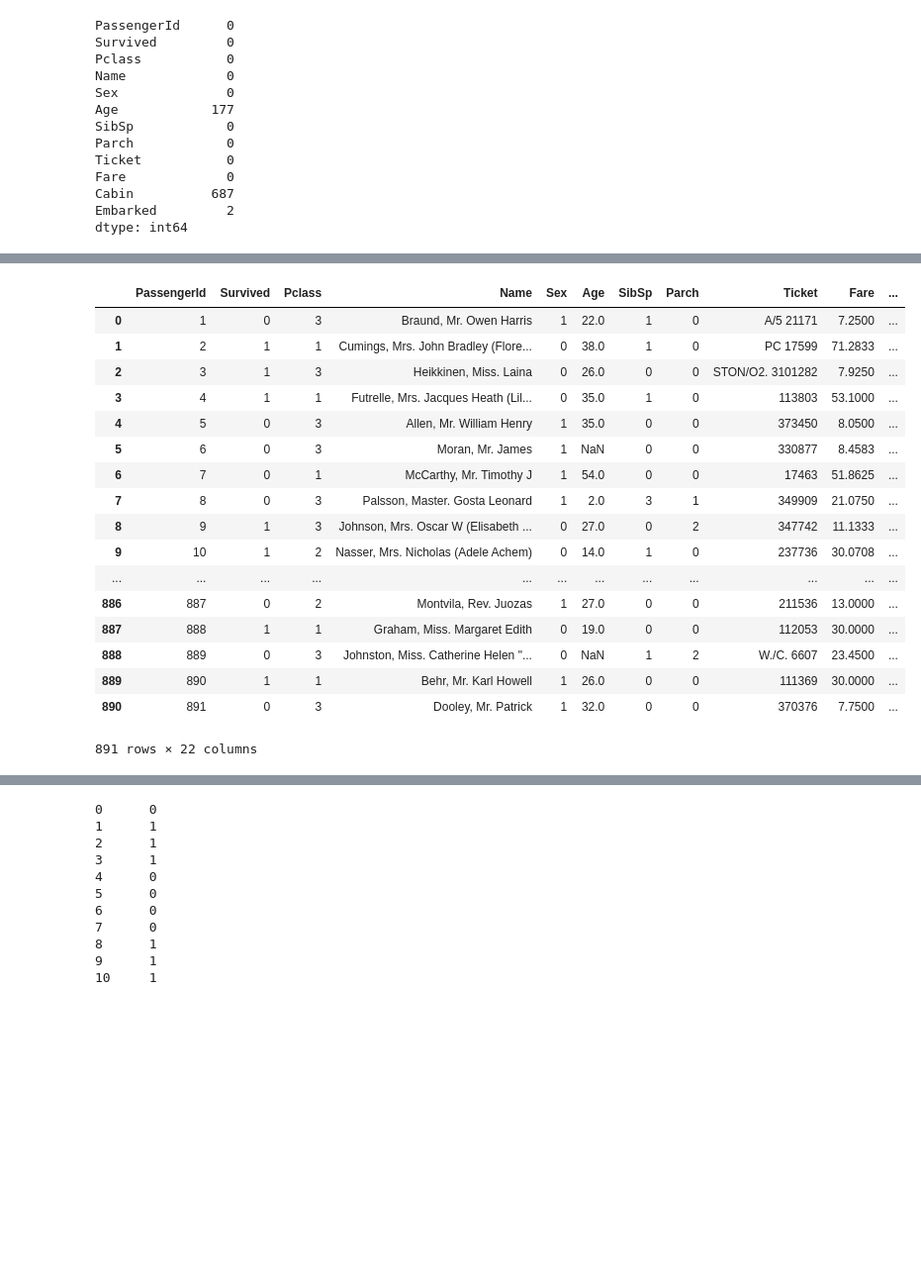
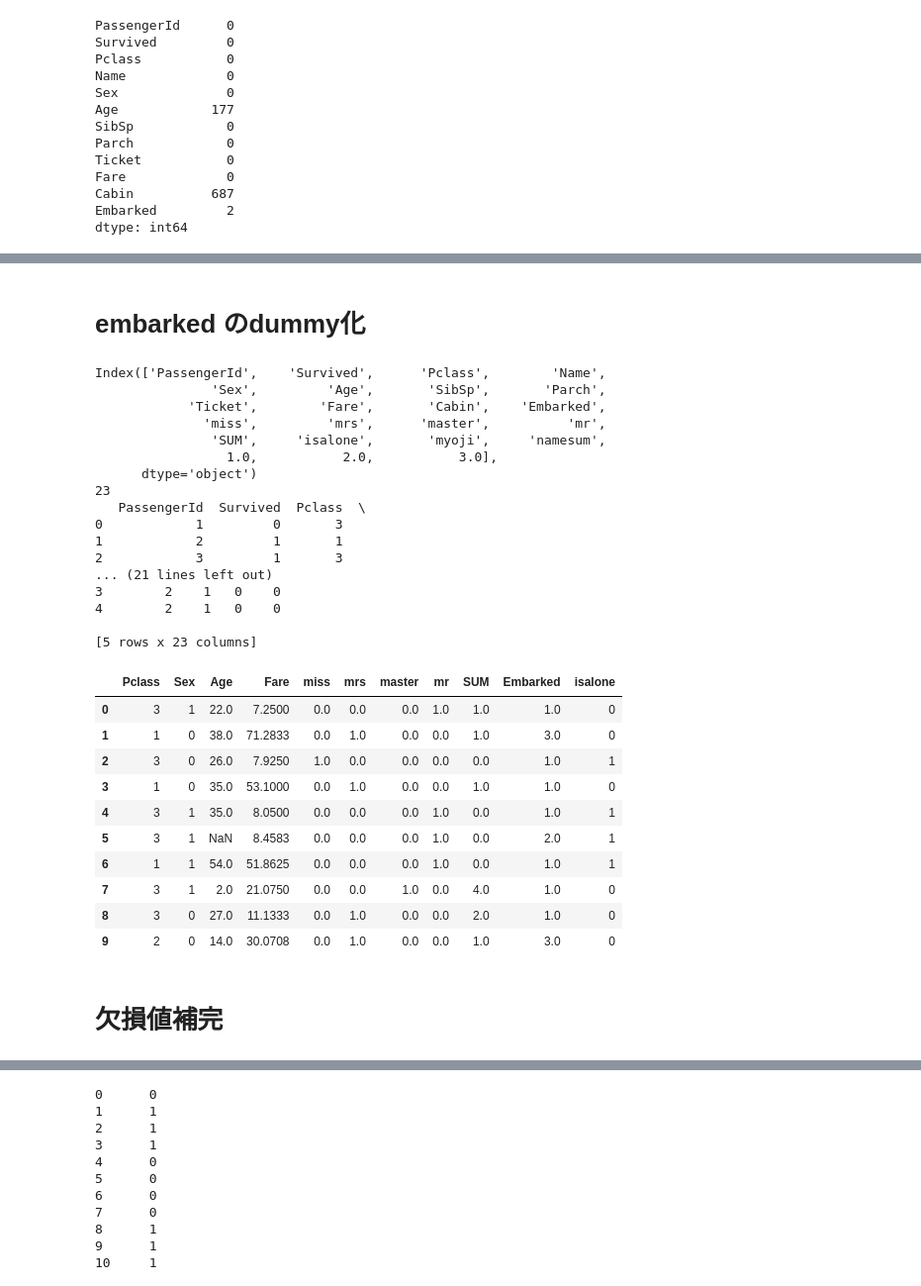
Before and after one commit to masakicktashiro/titanic, a Jupyter notebook: titanic.ipynb, the cells around one changed output, grey strips where cells are left out. Shown: that part at 99% size. Cells and saved outputs as stored; diff of their text form; code cells hidden in the pictures; blank space fills up the shorter version.

```diff
--- a/titanic.ipynb
+++ b/titanic.ipynb
@@ -72,5 +294,6 @@ def sum_maker(x,y):
     return sums
 # %%
 sums=sum_maker(df["SibSp"].values,df["Parch"].values)
-sums=pd.DataFrame(sums.values,index=range(891),columns=["SUM"])
+sums=pd.DataFrame(sums.values,index=range(df.shape[0]),columns=["SUM"])
 df=pd.merge(df,sums,right_index=True,left_index=True)
+df.head()
@@ -76,0 +309,3 @@ df=pd.merge(df,sums,right_index=True,left_index=True)
+# %%
+df["isalone"] = df["SUM"].apply(lambda x: 1 if x == 0 else 0)
+df.head()
@@ -94,27 +338,50 @@ def name(x):
 # %%
 namesum=name(df["Name"])
 df=pd.merge(df,namesum,right_index=True,left_index=True)
+# %% [markdown]
+# embarked のdummy化
 # %%
 s=pd.get_dummies(df["Embarked"])
 df=pd.merge(df,s,left_index=True,right_index=True)
+# %%
+print(df.columns)
+print(len(df.columns))
+print(df.head(5))
+# %% [output]
+Index(['PassengerId',    'Survived',      'Pclass',        'Name',
+               'Sex',         'Age',       'SibSp',       'Parch',
+            'Ticket',        'Fare',       'Cabin',    'Embarked',
+              'miss',         'mrs',      'master',          'mr',
+               'SUM',     'isalone',       'myoji',     'namesum',
+                 1.0,           2.0,           3.0],
+      dtype='object')
+23
+   PassengerId  Survived  Pclass  \
+0            1         0       3
+1            2         1       1
+2            3         1       3
+... (21 lines left out)
+3        2    1   0    0
+4        2    1   0    0
+
+[5 rows x 23 columns]
+# %%
+a = ['Pclass', 'Sex', 'Age', 'Fare','miss','mrs','master','mr', 'SUM',
+       "Embarked","isalone"]
+# %%
+df2 = df
+df = df2.ix[:,a]
 # %%
-df
+df.head(10)
 # %% [output]
-|  | PassengerId | Survived | Pclass | Name | Sex | Age | SibSp | Parch | Ticket | Fare | ... |
-| 0 | 1 | 0 | 3 | Braund, Mr. Owen Harris | 1 | 22.0 | 1 | 0 | A/5 21171 | 7.2500 | ... |
-| 1 | 2 | 1 | 1 | Cumings, Mrs. John Bradley (Flore... | 0 | 38.0 | 1 | 0 | PC 17599 | 71.2833 | ... |
-| 2 | 3 | 1 | 3 | Heikkinen, Miss. Laina | 0 | 26.0 | 0 | 0 | STON/O2. 3101282 | 7.9250 | ... |
-| 3 | 4 | 1 | 1 | Futrelle, Mrs. Jacques Heath (Lil... | 0 | 35.0 | 1 | 0 | 113803 | 53.1000 | ... |
-| 4 | 5 | 0 | 3 | Allen, Mr. William Henry | 1 | 35.0 | 0 | 0 | 373450 | 8.0500 | ... |
-| 5 | 6 | 0 | 3 | Moran, Mr. James | 1 | NaN | 0 | 0 | 330877 | 8.4583 | ... |
-| 6 | 7 | 0 | 1 | McCarthy, Mr. Timothy J | 1 | 54.0 | 0 | 0 | 17463 | 51.8625 | ... |
-| 7 | 8 | 0 | 3 | Palsson, Master. Gosta Leonard | 1 | 2.0 | 3 | 1 | 349909 | 21.0750 | ... |
-| 8 | 9 | 1 | 3 | Johnson, Mrs. Oscar W (Elisabeth ... | 0 | 27.0 | 0 | 2 | 347742 | 11.1333 | ... |
-| 9 | 10 | 1 | 2 | Nasser, Mrs. Nicholas (Adele Achem) | 0 | 14.0 | 1 | 0 | 237736 | 30.0708 | ... |
-| ... | ... | ... | ... | ... | ... | ... | ... | ... | ... | ... | ... |
-| 886 | 887 | 0 | 2 | Montvila, Rev. Juozas | 1 | 27.0 | 0 | 0 | 211536 | 13.0000 | ... |
-| 887 | 888 | 1 | 1 | Graham, Miss. Margaret Edith | 0 | 19.0 | 0 | 0 | 112053 | 30.0000 | ... |
-| 888 | 889 | 0 | 3 | Johnston, Miss. Catherine Helen "... | 0 | NaN | 1 | 2 | W./C. 6607 | 23.4500 | ... |
-| 889 | 890 | 1 | 1 | Behr, Mr. Karl Howell | 1 | 26.0 | 0 | 0 | 111369 | 30.0000 | ... |
-| 890 | 891 | 0 | 3 | Dooley, Mr. Patrick | 1 | 32.0 | 0 | 0 | 370376 | 7.7500 | ... |
+|  | Pclass | Sex | Age | Fare | miss | mrs | master | mr | SUM | Embarked | isalone |
+| 0 | 3 | 1 | 22.0 | 7.2500 | 0.0 | 0.0 | 0.0 | 1.0 | 1.0 | 1.0 | 0 |
+| 1 | 1 | 0 | 38.0 | 71.2833 | 0.0 | 1.0 | 0.0 | 0.0 | 1.0 | 3.0 | 0 |
+| 2 | 3 | 0 | 26.0 | 7.9250 | 1.0 | 0.0 | 0.0 | 0.0 | 0.0 | 1.0 | 1 |
+| 3 | 1 | 0 | 35.0 | 53.1000 | 0.0 | 1.0 | 0.0 | 0.0 | 1.0 | 1.0 | 0 |
+| 4 | 3 | 1 | 35.0 | 8.0500 | 0.0 | 0.0 | 0.0 | 1.0 | 0.0 | 1.0 | 1 |
+| 5 | 3 | 1 | NaN | 8.4583 | 0.0 | 0.0 | 0.0 | 1.0 | 0.0 | 2.0 | 1 |
+| 6 | 1 | 1 | 54.0 | 51.8625 | 0.0 | 0.0 | 0.0 | 1.0 | 0.0 | 1.0 | 1 |
+| 7 | 3 | 1 | 2.0 | 21.0750 | 0.0 | 0.0 | 1.0 | 0.0 | 4.0 | 1.0 | 0 |
+| 8 | 3 | 0 | 27.0 | 11.1333 | 0.0 | 1.0 | 0.0 | 0.0 | 2.0 | 1.0 | 0 |
+| 9 | 2 | 0 | 14.0 | 30.0708 | 0.0 | 1.0 | 0.0 | 0.0 | 1.0 | 3.0 | 0 |
-891 rows × 22 columns
@@ -124,2 +388,4 @@ df = df2.iloc[:,[2,4,5,6,7,9,12,13,14,15,16,18,19,20,21]]
+# %% [markdown]
+# 欠損値補完
 # %%
 from sklearn.preprocessing import Imputer
```
Also changed, not shown: parts of 59 cells of this notebook.
